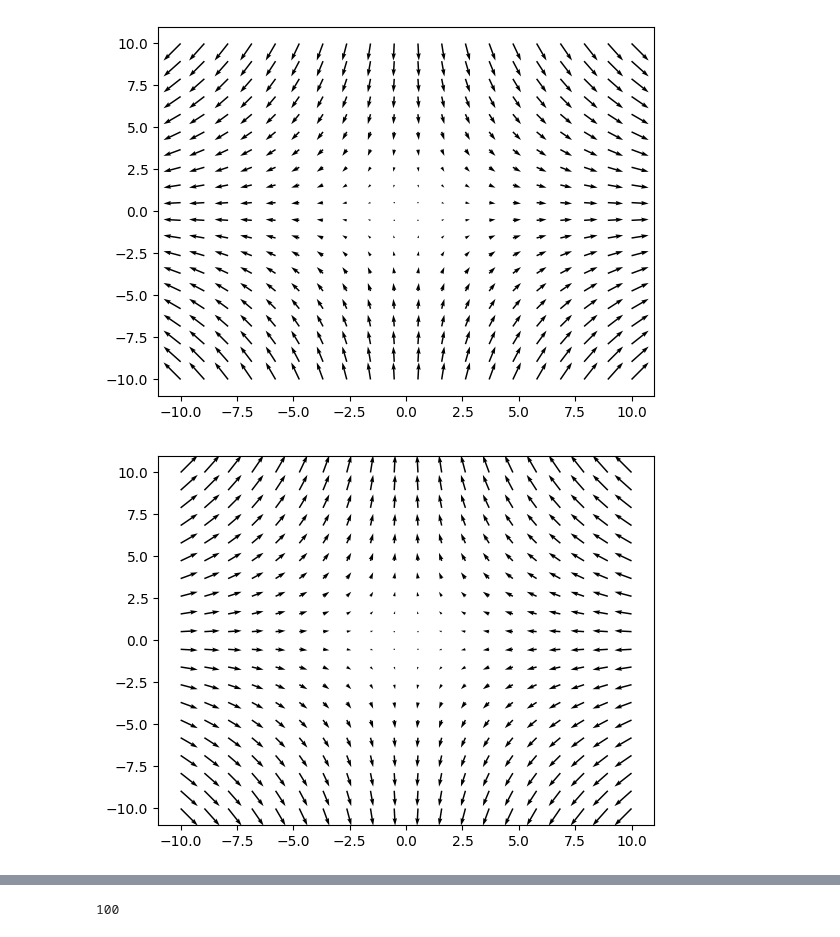
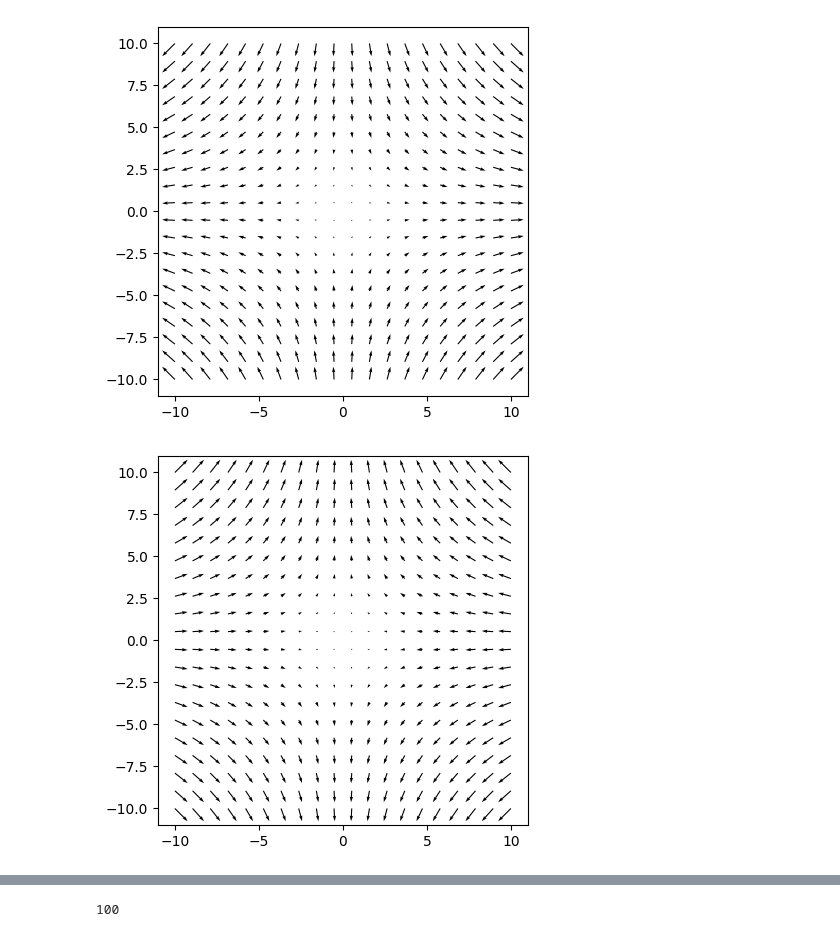
Before and after one commit to rportocarrero/Python, a Jupyter notebook: Vector Fields/Vector Fields.ipynb, the cells around one changed output, grey strips where cells are left out. Cells and saved outputs as stored; diff of their text form; code cells hidden in the pictures.

```diff
--- a/Vector Fields/Vector Fields.ipynb
+++ b/Vector Fields/Vector Fields.ipynb
@@ -37,21 +43,25 @@ plt.show()
 # %%
 # vector field <x,-y>
 def field_function(x,y):
     return x,-y
 u,v = field_function(x,y)
 plt.quiver(x,y,u,v)
+ax = plt.gca()
+ax.set_aspect('equal')
 plt.show()
 # %% [output]
-[figure, old version]
+[figure, new version]
 # %%
 # vector field <-x,-y>
 def field_function(x,y):
     return -x,y
 u,v = field_function(x,y)
 plt.quiver(x,y,u,v)
+ax = plt.gca()
+ax.set_aspect('equal')
 plt.show()
 # %% [output]
-[figure, old version]
+[figure, new version]
 # %%
 # vector field <y,x>
 def field_function(x,y):
```
Also changed, not shown: parts of 16 cells of this notebook, 1 other file.
